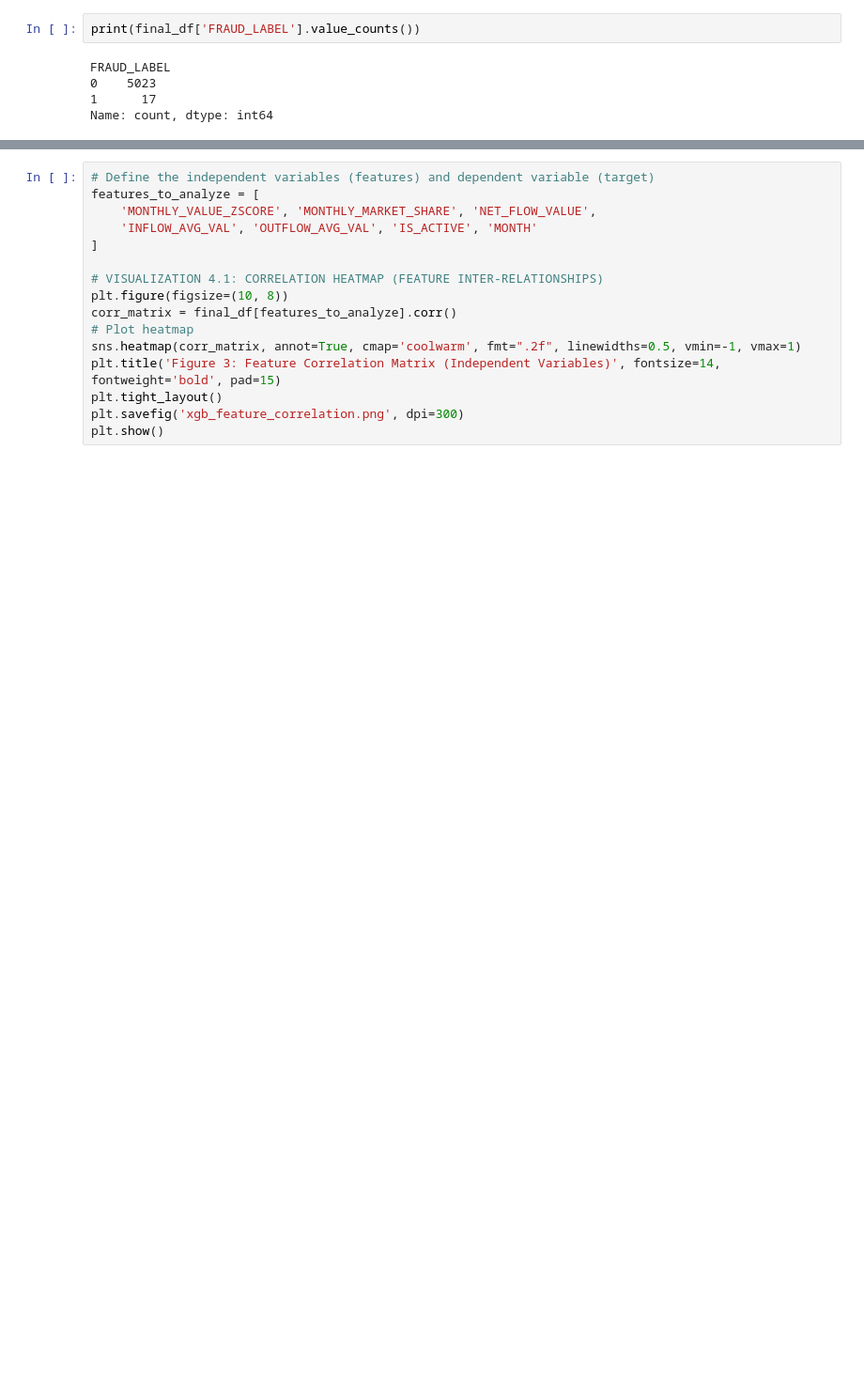
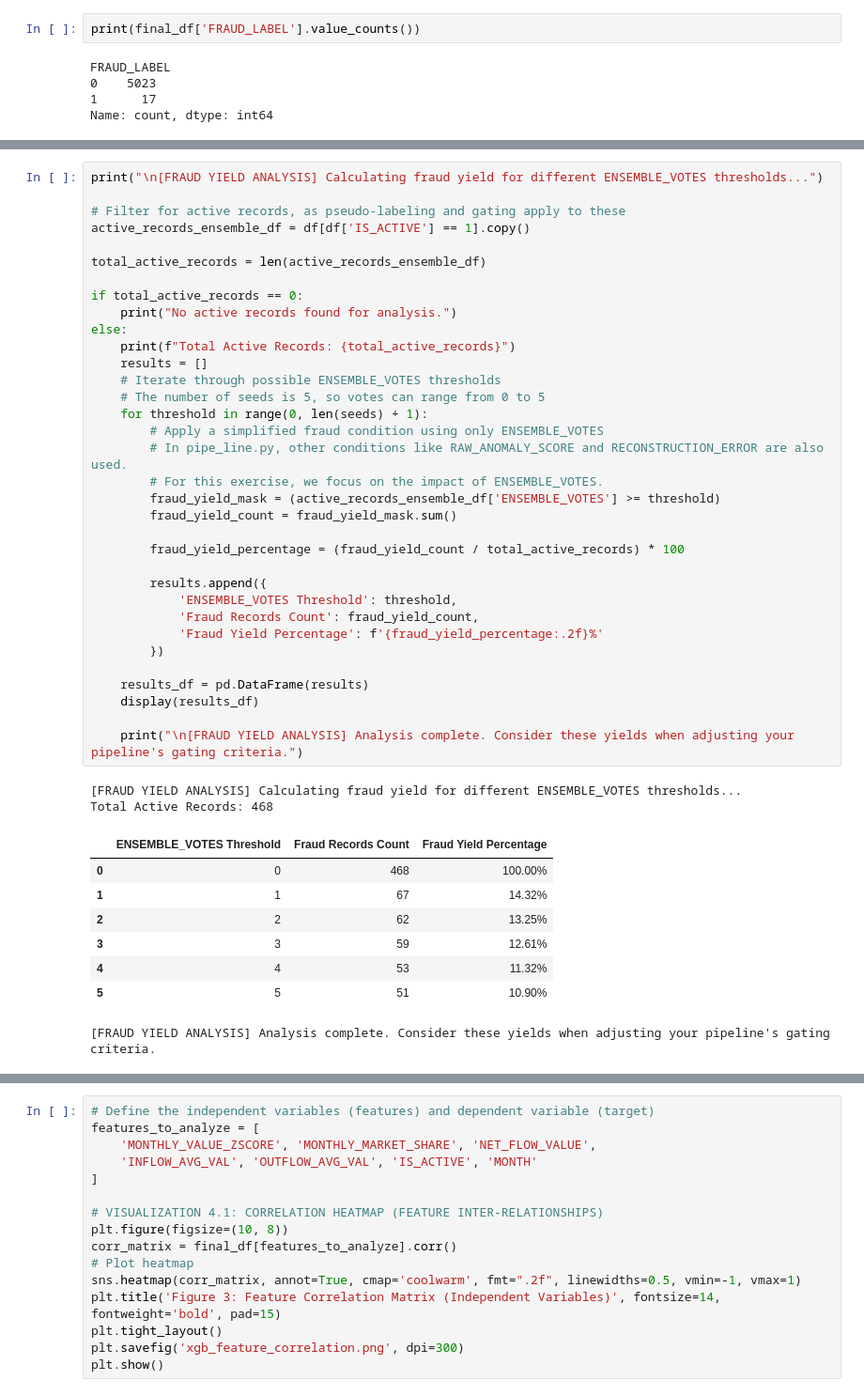
Before and after one commit to RobertDS-45/Money_Remmitence_analysis, a Jupyter notebook: Bot_Money_remmitence_analysis.ipynb, the cells around one changed output, grey strips where cells are left out. Shown at 94% size. Drawn from its saved outputs; the diff is of its cells as text; blank space fills up the shorter version.

```diff
--- a/Bot_Money_remmitence_analysis.ipynb
+++ b/Bot_Money_remmitence_analysis.ipynb
@@ -281,0 +436,45 @@ Name: count, dtype: int64
+# %%
+print("\n[FRAUD YIELD ANALYSIS] Calculating fraud yield for different ENSEMBLE_VOTES thresholds...")
+
+# Filter for active records, as pseudo-labeling and gating apply to these
+active_records_ensemble_df = df[df['IS_ACTIVE'] == 1].copy()
+
+total_active_records = len(active_records_ensemble_df)
+
+if total_active_records == 0:
+    print("No active records found for analysis.")
+else:
+    print(f"Total Active Records: {total_active_records}")
+    results = []
+    # Iterate through possible ENSEMBLE_VOTES thresholds
+    # The number of seeds is 5, so votes can range from 0 to 5
+    for threshold in range(0, len(seeds) + 1):
+        # Apply a simplified fraud condition using only ENSEMBLE_VOTES
+        # In pipe_line.py, other conditions like RAW_ANOMALY_SCORE and RECONSTRUCTION_ERROR are also used.
+        # For this exercise, we focus on the impact of ENSEMBLE_VOTES.
+        fraud_yield_mask = (active_records_ensemble_df['ENSEMBLE_VOTES'] >= threshold)
+        fraud_yield_count = fraud_yield_mask.sum()
+
+        fraud_yield_percentage = (fraud_yield_count / total_active_records) * 100
+
+        results.append({
+            'ENSEMBLE_VOTES Threshold': threshold,
+            'Fraud Records Count': fraud_yield_count,
+            'Fraud Yield Percentage': f'{fraud_yield_percentage:.2f}%'
+        })
+
+    results_df = pd.DataFrame(results)
+    display(results_df)
+
+    print("\n[FRAUD YIELD ANALYSIS] Analysis complete. Consider these yields when adjusting your pipeline's gating criteria.")
+# %% [output]
+[FRAUD YIELD ANALYSIS] Calculating fraud yield for different ENSEMBLE_VOTES thresholds...
+Total Active Records: 468
+|  | ENSEMBLE_VOTES Threshold | Fraud Records Count | Fraud Yield Percentage |
+| 0 | 0 | 468 | 100.00% |
+| 1 | 1 | 67 | 14.32% |
+| 2 | 2 | 62 | 13.25% |
+| 3 | 3 | 59 | 12.61% |
+| 4 | 4 | 53 | 11.32% |
+| 5 | 5 | 51 | 10.90% |
+[FRAUD YIELD ANALYSIS] Analysis complete. Consider these yields when adjusting your pipeline's gating criteria.
```
Also changed, not shown: parts of 8 cells of this notebook.
